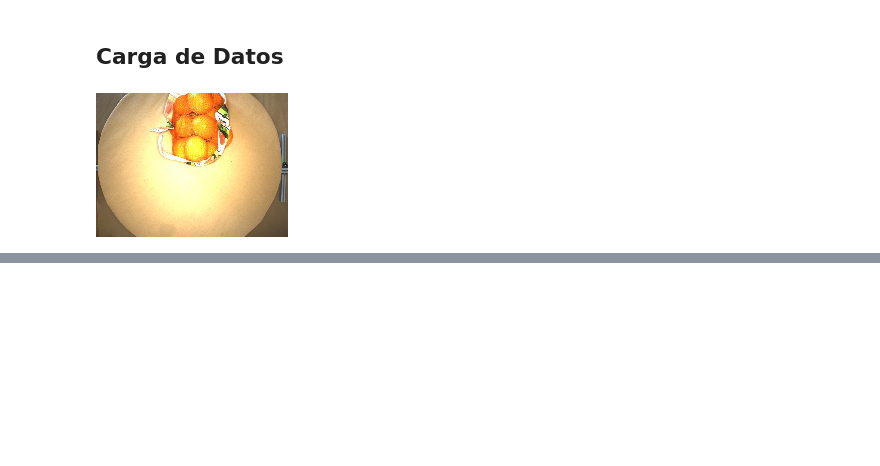
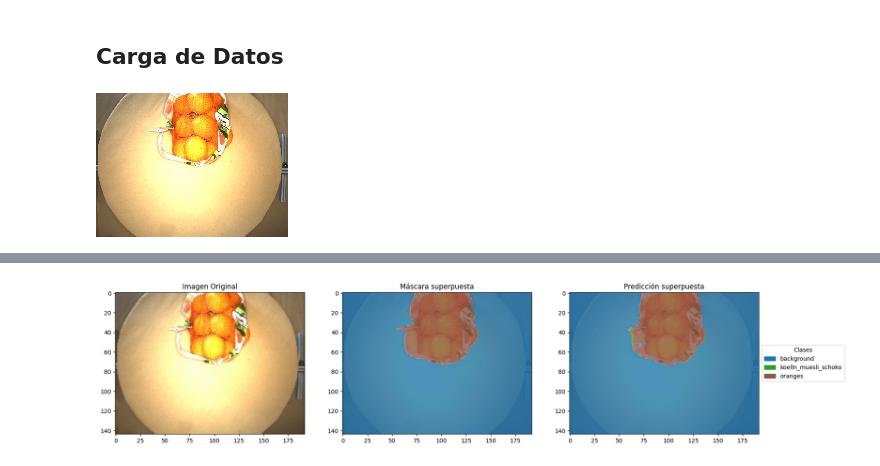
Before and after one commit to HalconVengador2004/segmentacion_imagen, a Jupyter notebook: ejecutado.ipynb, the cells around one changed output, grey strips where cells are left out. Drawn from its saved outputs; the diff is of its cells as text; code cells hidden in the pictures; blank space fills up the shorter version.

Commit message:
Añadido cuello de botella y funcion para ver predicción

```diff
--- a/ejecutado.ipynb
+++ b/ejecutado.ipynb
@@ -130,6 +130,8 @@ class UNet(nn.Module):
         self.down2 = Down(base_ch * 2, base_ch * 4)          # 128 -> 256
         self.down3 = Down(base_ch * 4, base_ch * 8)          # 256 -> 512
         self.down4 = Down(base_ch * 8, base_ch * 16)         # 512 -> 1024
+
+        self.cuello_botella = DoubleConv(base_ch * 16, base_ch * 16)
 
         # Decoder
         self.up1 = Up(base_ch * 16, base_ch * 8)             # 1024 -> 512
@@ -147,7 +149,9 @@ class UNet(nn.Module):
         x4 = self.down3(x3)  # (B, 512, 18, 24)
         x5 = self.down4(x4)  # (B, 1024, 9, 12)
 
-        x = self.up1(x5, x4)
+        x = self.cuello_botella(x5)
+
+        x = self.up1(x, x4)
         x = self.up2(x, x3)
         x = self.up3(x, x2)
         x = self.up4(x, x1)
@@ -345,0 +350,41 @@ Test Pixel Accuracy: 0.5555
+# %%
+def leer_mapeado(ruta):
+    with open(ruta, 'r') as f:
+        data = json.load(f)
+    clases = {}
+    for i in range(len(data)):
+        clases[data[i]['index']] = data[i]['name']
+    return clases
+mapeado_clases = leer_mapeado('dataset_res_144_192_10classes/label_mapping_10classes.json')
+# %%
+def ver_prediccion(indice, alpha = 0.8, num_classes=11):
+        ejemplo = dataset_train[indice]
+        x = ejemplo["image"].to(device)
+        pred = model(x.unsqueeze(0)).argmax(1).squeeze().cpu().numpy()
+        mask = ejemplo["mask"].numpy()
+
+        cmap = cm.get_cmap('tab10', 11)
+        fig, axes = plt.subplots(1, 3, figsize=(20, 6))
+        img = x.cpu().permute(1, 2, 0).numpy() #pasamos de (C, H, W) a (H, W, C) para poder usar matplotlib
+
+        axes[0].imshow(img)
+        axes[0].set_title('Imagen Original')
+
+        axes[1].imshow(img)
+        axes[1].imshow(mask, cmap='tab10', vmin=0, vmax=num_classes-1, alpha=alpha) # vmin, vmax para que los colores correspondan a las clases totales (no solo las presentes)
+        axes[1].set_title('Máscara superpuesta')
+
+        axes[2].imshow(img)
+        axes[2].imshow(pred, cmap='tab10', vmin=0, vmax=num_classes-1, alpha=alpha)
+        axes[2].set_title('Predicción superpuesta')
+
+        clases_presentes = np.unique(pred)
+        patches = [mpatches.Patch(color=cmap(i), label=mapeado_clases[i]) for i in clases_presentes]
+        plt.legend(handles=patches, loc='center left', bbox_to_anchor=(1.0, 0.5),  #al final del eje x y en medio del eje y
+                title='Clases')
+
+        plt.show()
+
+ver_prediccion(400)
+# %% [output]
+[figure, added]
```
Also changed, not shown: parts of 5 cells of this notebook, 1 other file.
